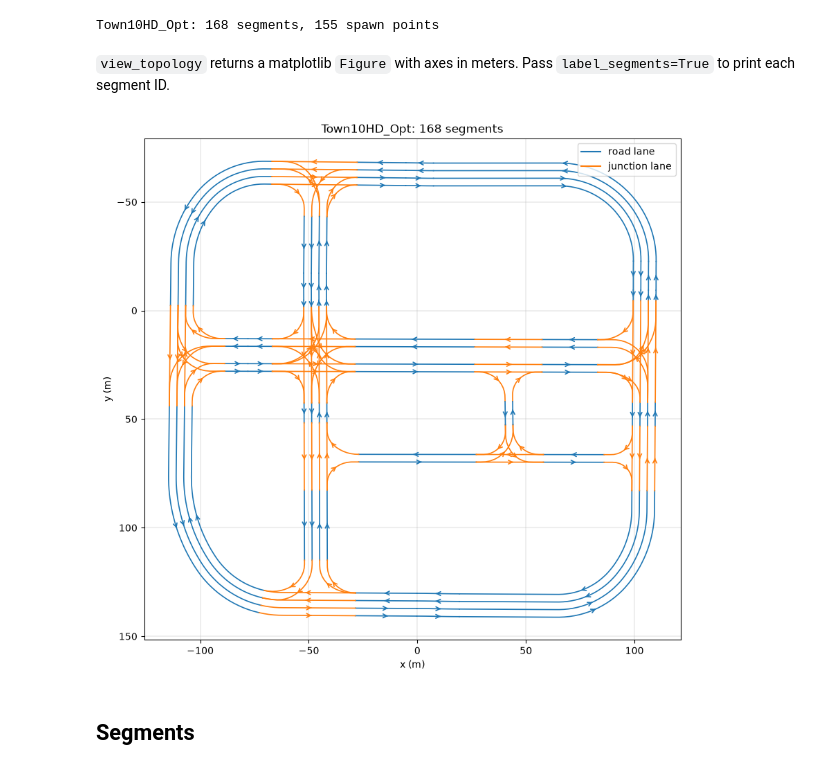
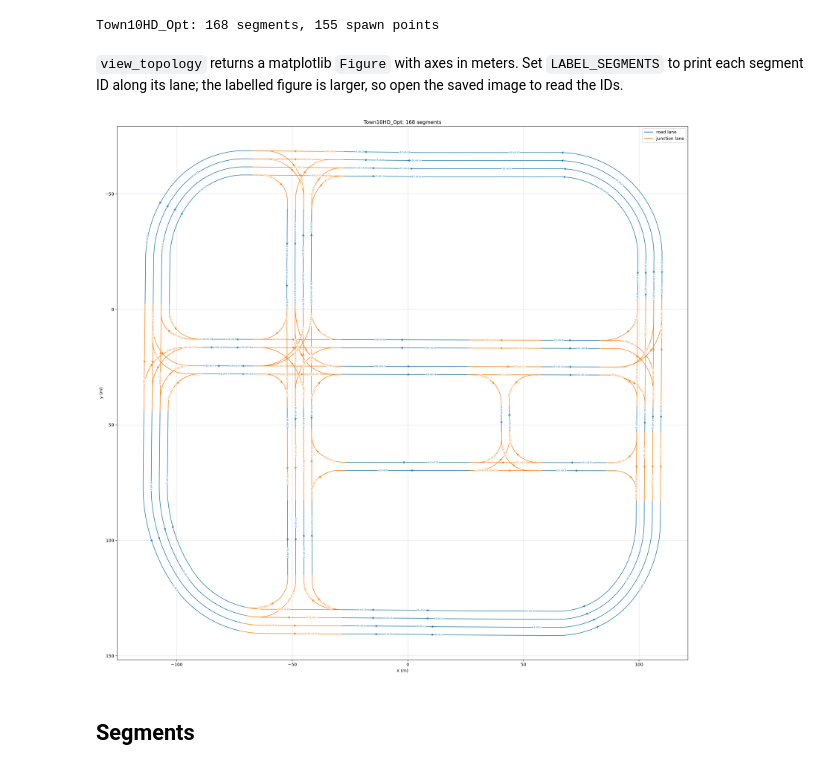
Before and after one commit to nathanaday/cs513-av-project, a Jupyter notebook: use-pyotter/create_world.ipynb, the cells around one changed output. Saved outputs shown, nothing was run; the diff lists cells and outputs as text; code cells hidden in the pictures.

Commit message:
added segment labels to road graph

```diff
--- a/use-pyotter/create_world.ipynb
+++ b/use-pyotter/create_world.ipynb
@@ -35,12 +35,14 @@ print(f"{wrg.map_name}: {len(segments)} segments, {len(wrg.spawn_points)} spawn
 # %% [output]
 Town10HD_Opt: 168 segments, 155 spawn points
 # %% [markdown]
-`view_topology` returns a matplotlib `Figure` with axes in meters. Pass `label_segments=True` to print each segment ID.
+`view_topology` returns a matplotlib `Figure` with axes in meters. Set `LABEL_SEGMENTS` to print each segment ID along its lane; the labelled figure is larger, so open the saved image to read the IDs.
 # %%
-figure = World.view_topology(wrg)
-figure.savefig(OUTPUT / "town10-topology.png", dpi=150)
+LABEL_SEGMENTS = True
+
+figure = World.view_topology(wrg, label_segments=LABEL_SEGMENTS)
+figure.savefig(OUTPUT / "town10-topology.png", bbox_inches="tight")
 # %% [output]
-[figure, old version]
+[figure, new version]
 # %% [markdown]
 ## Segments
 # %%
```
Also changed, not shown: 2 other files.
